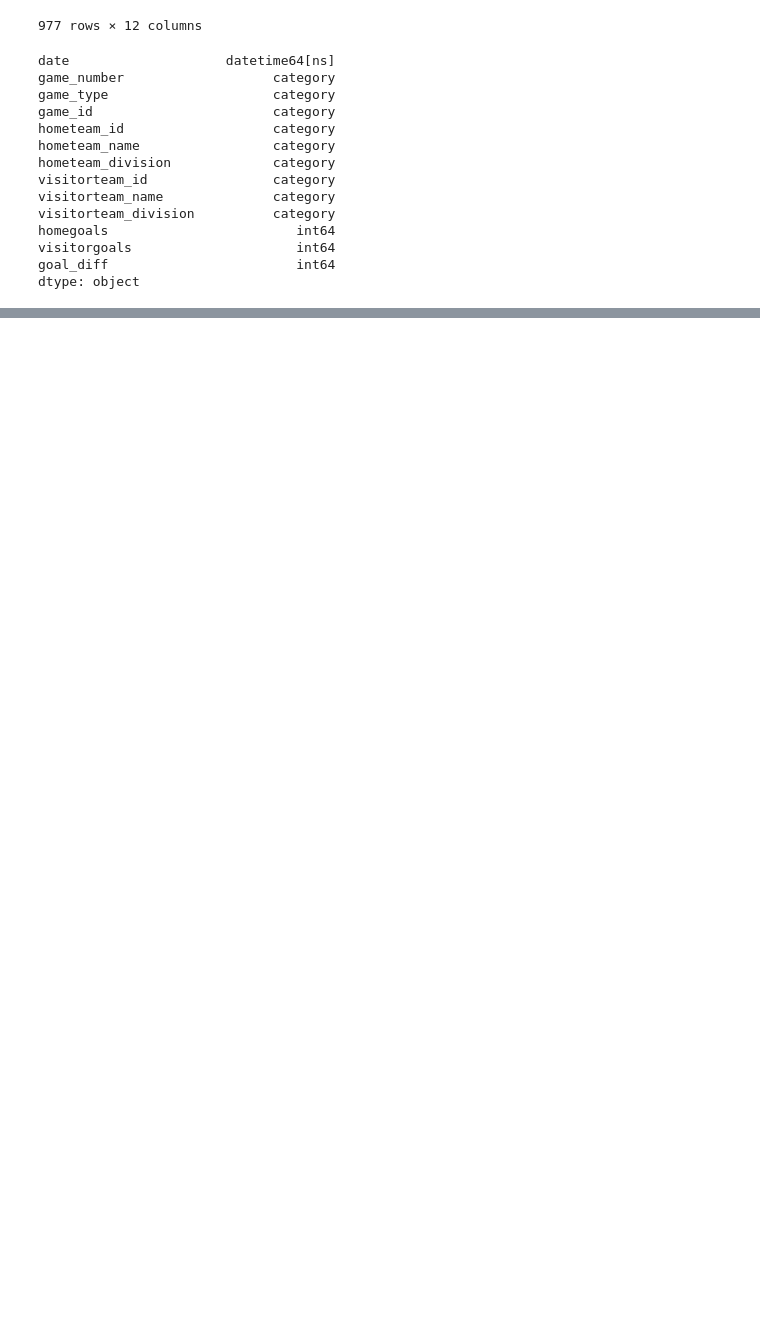
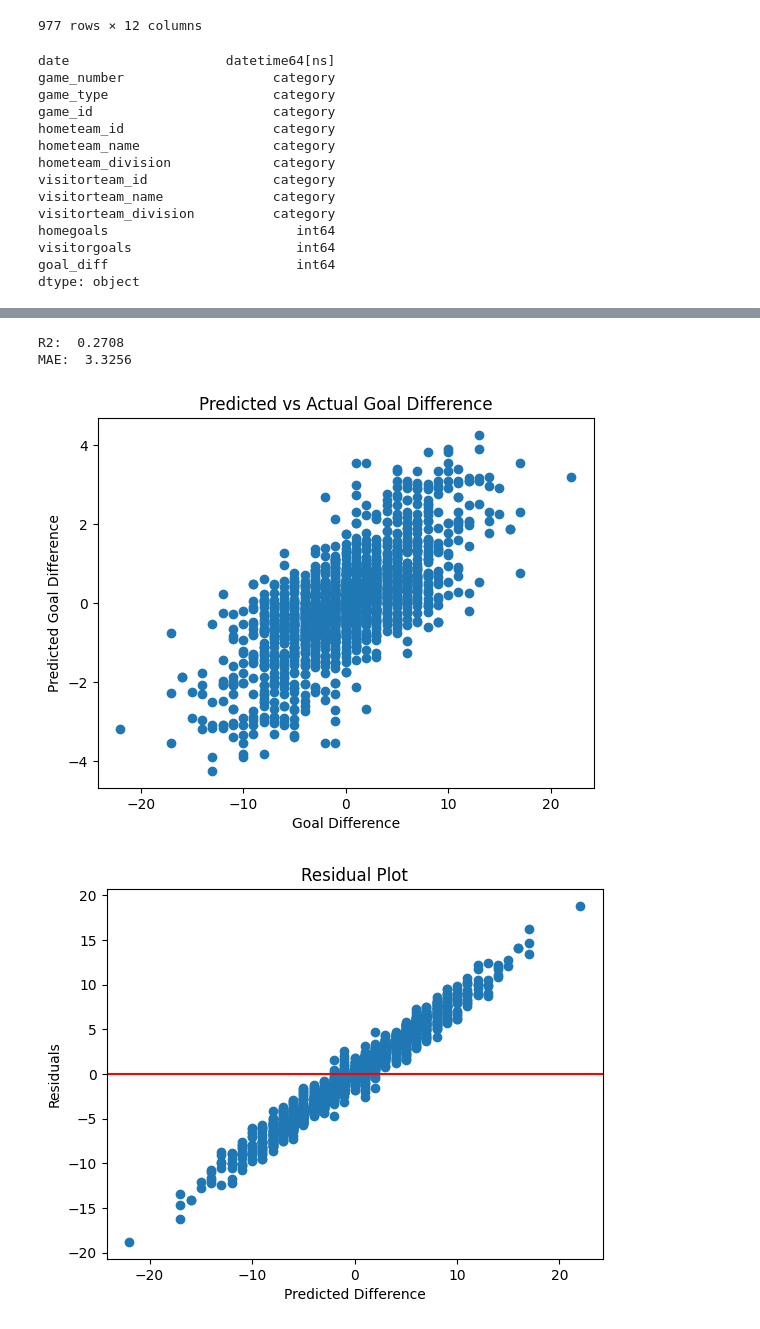
Before and after one commit to BFiveAlive/youth-hockey, a Jupyter notebook: glm.ipynb, the cells around one changed output, grey strips where cells are left out. Saved outputs shown, nothing was run; the diff lists cells and outputs as text; code cells hidden in the pictures; blank space fills up the shorter version.

```diff
--- a/glm.ipynb
+++ b/glm.ipynb
@@ -103,0 +117,46 @@ MAPE:  626476291563277.6
+# %%
+# GLM: Poisson (Home Goals)
+glm_forumula = (''' homegoals ~ hometeam_id + visitorteam_id ''')
+
+y, X = dmatrices(glm_forumula, data=df_season, return_type='dataframe')
+X_train, X_test, y_train, y_test = train_test_split(X, y, test_size=0.7, random_state=13)
+
+
+glm_P = PoissonRegressor( alpha=0.1, solver='lbfgs', max_iter=500, verbose=0)
+glm_P.fit(X_train, y_train)
+
+pred = pd.DataFrame(glm_P.predict(X), columns=['pred_home'])
+out = pd.concat([df_season, pred], axis=1)
+
+
+out2 = out[['game_id', 'visitorteam_id', 'pred_home']].rename(columns={'visitorteam_id': 'hometeam_id', 'pred_home': 'pred_visitor'})
+out_full = pd.merge(out, out2, on=['game_id', 'hometeam_id'])
+del out, out2
+
+out_full['pred_diff'] = out_full['pred_home'] - out_full['pred_visitor']
+
+
+print('R2: ', round(r2_score(out_full['goal_diff'], out_full['pred_diff']), 4))
+print('MAE: ', round(mae(out_full['goal_diff'], out_full['pred_diff']), 4))
+
+
+plt.scatter(out_full['goal_diff'], out_full['pred_diff'])
+plt.xlabel('Goal Difference')
+plt.ylabel('Predicted Goal Difference')
+plt.title('Predicted vs Actual Goal Difference')
+plt.show()
+
+
+residuals = out_full['goal_diff'] - out_full['pred_diff']
+
+plt.scatter(out_full['goal_diff'], residuals)
+plt.xlabel('Predicted Difference')
+plt.ylabel('Residuals')
+plt.title('Residual Plot')
+plt.axhline(y=0, color='r', linestyle='-')
+plt.show()
+# %% [output]
+R2:  0.2708
+MAE:  3.3256
+[figure, added]
+[figure, added]
```
Also changed, not shown: parts of 7 cells of this notebook.
